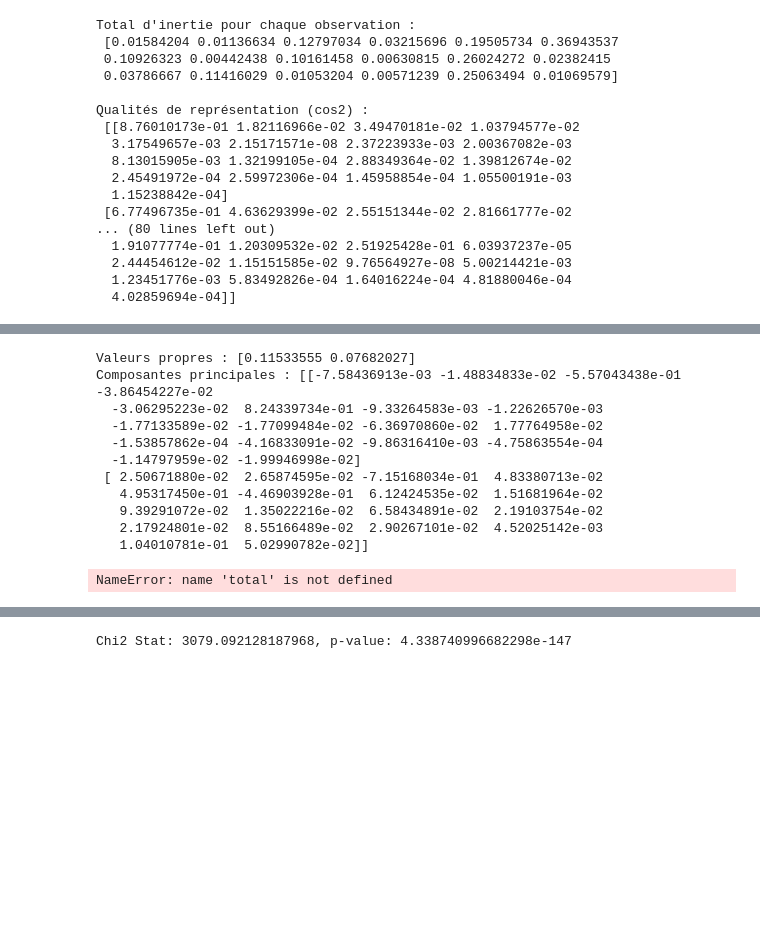
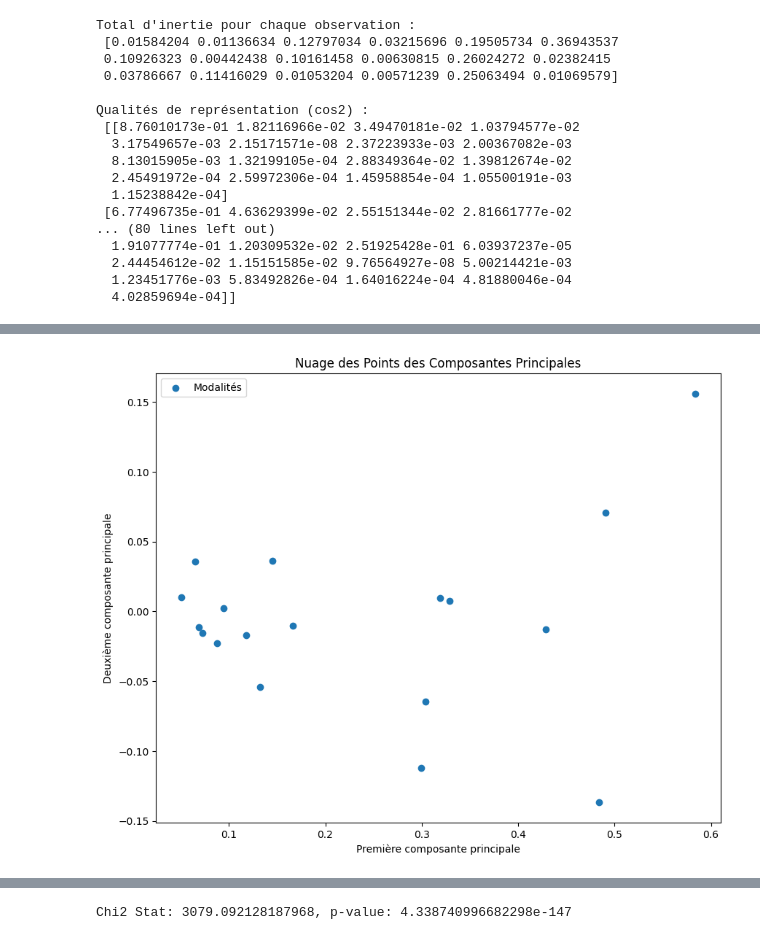
Before and after one commit to HibaIbrahimi/AFC_project, a Jupyter notebook: afc.ipynb, the cells around one changed output, grey strips where cells are left out. Cells and saved outputs as stored; diff of their text form; code cells hidden in the pictures; blank space fills up the shorter version.

```diff
--- a/afc.ipynb
+++ b/afc.ipynb
@@ -3,7 +3,7 @@
 
 import pandas as pd
 
-file_path = r'C:\Users\amine\Desktop\AFC\Billionaires_Statistics_Dataset.csv'
+file_path = r'C:\Users\amine\Desktop\AFC_project\Billionaires_Statistics_Dataset.csv'
 data = pd.read_csv(file_path)
 
 # Afficher les premières lignes pour vérifier
@@ -619,47 +516,20 @@ Contributions des modalités :
-# %%
-from sklearn.decomposition import PCA
-
-# Ajuster le modèle PCA.
-# N_components devrait être plus petit que le nombre de colonnes dans votre matrice de profil
-pca = PCA(n_components=2)
-pca.fit(row_profiles)
-
-# Valeurs propres et composantes principales
-eigenvalues = pca.explained_variance_
-components = pca.components_
-
-print("Valeurs propres :", eigenvalues)
-print("Composantes principales :", components)
-# %% [output]
-Valeurs propres : [0.11533555 0.07682027]
-Composantes principales : [[-7.58436913e-03 -1.48834833e-02 -5.57043438e-01 -3.86454227e-02
-  -3.06295223e-02  8.24339734e-01 -9.33264583e-03 -1.22626570e-03
-  -1.77133589e-02 -1.77099484e-02 -6.36970860e-02  1.77764958e-02
-  -1.53857862e-04 -4.16833091e-02 -9.86316410e-03 -4.75863554e-04
-  -1.14797959e-02 -1.99946998e-02]
- [ 2.50671880e-02  2.65874595e-02 -7.15168034e-01  4.83380713e-02
-   4.95317450e-01 -4.46903928e-01  6.12424535e-02  1.51681964e-02
-   9.39291072e-02  1.35022216e-02  6.58434891e-02  2.19103754e-02
-   2.17924801e-02  8.55166489e-02  2.90267101e-02  4.52025142e-03
-   1.04010781e-01  5.02990782e-02]]
-# %%
-import numpy as np
-
-# Supposons que matrix_prob est votre matrice de probabilité
-# et total est le total général des fréquences
-
-# Convertir la matrice de probabilité en fréquences observées
-freq_obs = matrix_prob * total
-
-# Calculer les totaux de lignes et de colonnes
-row_totals = freq_obs.sum(axis=1)
-col_totals = freq_obs.sum(axis=0)
-
-# Calculer les fréquences attendues
-freq_exp = np.outer(row_totals, col_totals) / total
-
-# Calculer le chi-deux
-chi2 = np.sum((freq_obs - freq_exp)**2 / freq_exp)
-print(f"Chi-Deux: {chi2}")
-# %% [output]
-NameError: name 'total' is not defined
+# %%
+import matplotlib.pyplot as plt
+
+# Supposons que principal_components contient les coordonnées des modalités sur les composantes principales
+# Et que row_profile_matrix et col_profile_matrix sont vos matrices de profil ligne et colonne
+
+# Choix des deux premières composantes principales pour la visualisation
+x = principal_components[:, 0]
+y = principal_components[:, 1]
+
+# Nuage des Points pour les modalités
+plt.figure(figsize=(10, 8))
+plt.scatter(x, y, label='Modalités')
+plt.xlabel('Première composante principale')
+plt.ylabel('Deuxième composante principale')
+plt.title('Nuage des Points des Composantes Principales')
+plt.legend()
+plt.show()
+# %% [output]
+[figure, added]
```
Also changed, not shown: parts of 7 cells of this notebook.
